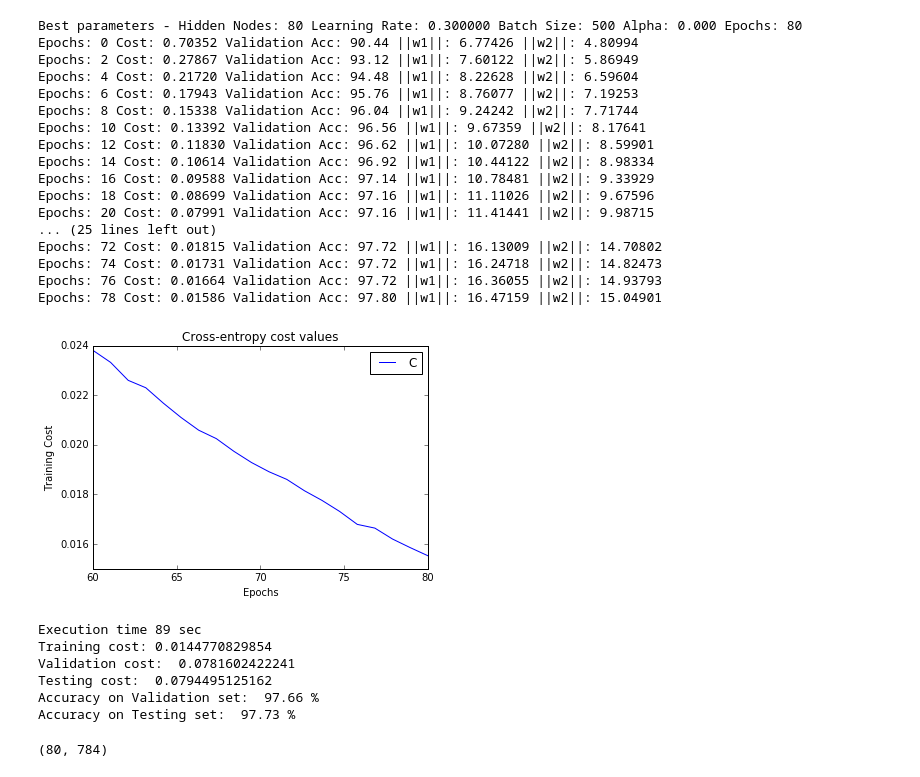
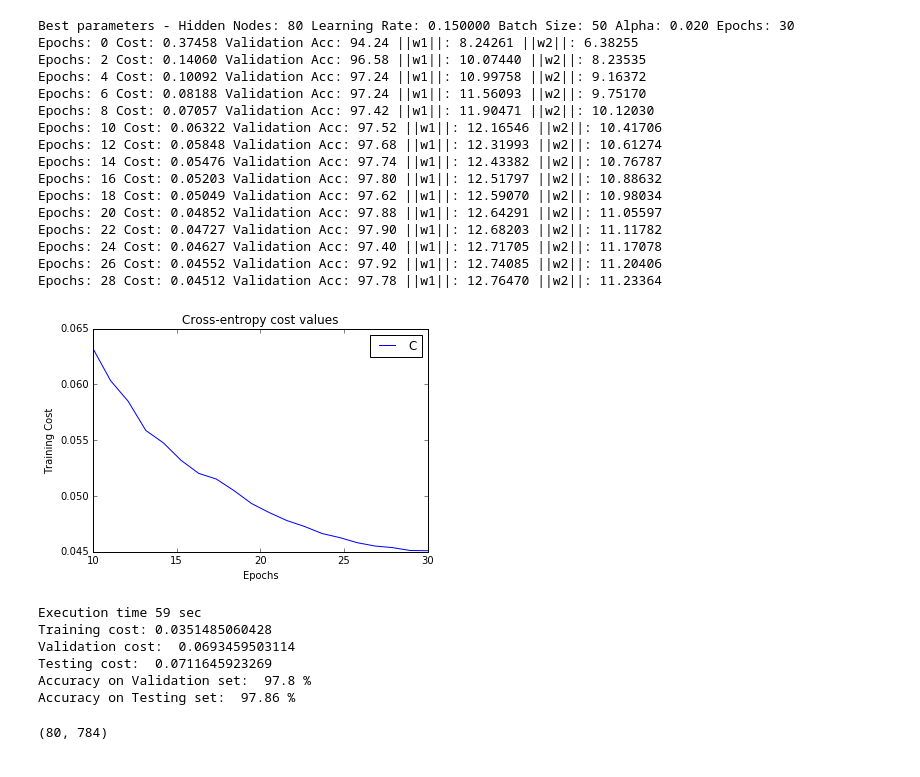
Before and after one commit to ArkAung/DNNfs, a Jupyter notebook: DNNfs.ipynb, the cells around one changed output. Drawn from its saved outputs; the diff is of its cells as text; code cells hidden in the pictures.

Commit message:
Update ipynb with new parameters

```diff
--- a/DNNfs.ipynb
+++ b/DNNfs.ipynb
@@ -220,58 +220,57 @@ if __name__ == "__main__":
     if 'trainingImages' not in globals():
         trainingImages = np.load("datasets/mnist_train_images.npy")
         trainingLabels = np.load("datasets/mnist_train_labels.npy")
         validationImages = np.load("datasets/mnist_validation_images.npy")
         validationLabels = np.load("datasets/mnist_validation_labels.npy")
         testingImages = np.load("datasets/mnist_test_images.npy")
         testingLabels = np.load("datasets/mnist_test_labels.npy")
 
     import time
 
     start = time.time()
 #     hidden_nodes, learning_rate, batch_size, ridge_term, epochs = findBestHyperparameters(trainingImages, trainingLabels,
 #                                                                                           validationImages, validationLabels)
-    hidden_nodes, learning_rate, batch_size, ridge_term, epochs = 80, 0.4, 500, 0.0, 80
+    hidden_nodes, learning_rate, batch_size, ridge_term, epochs = 80, 0.15, 50, 0.020, 30
     print ("Best parameters - Hidden Nodes: %d Learning Rate: %.6f Batch Size: %d Alpha: %.3f Epochs: %d" %
            (hidden_nodes, learning_rate, batch_size, ridge_term, epochs))
     w_1, w_2, b_1, b_2 = sgd(trainingImages, trainingLabels, validationImages, validationLabels,
                              hidden_nodes, learning_rate, batch_size, epochs, ridge_term)
 
     # from scipy.optimize import check_grad
     # checkgrad_w = np.concatenate((w_1.flatten(), b_1.flatten(), w_2.flatten(), b_2.flatten()))
     # print ("Check grad value is ", check_grad(checkgrad_cost, checkgrad_grad, checkgrad_w,
     #                                           trainingImages[1:100], trainingLabels[1:100],ridge_term))
 
     dt = int(time.time() - start)
     print("Execution time %d sec" % dt)
 
     reportCosts(w_1, w_2, b_1, b_2, trainingImages, trainingLabels, validationImages, validationLabels, testingImages, testingLabels)
     print "Accuracy on Validation set: ", report_accuracy(w_1, w_2, b_1, b_2, validationImages, validationLabels), "%"
     print "Accuracy on Testing set: ", report_accuracy(w_1, w_2, b_1, b_2, testingImages, testingLabels), "%"
 # %% [output]
-Best parameters - Hidden Nodes: 80 Learning Rate: 0.300000 Batch Size: 500 Alpha: 0.000 Epochs: 80
-Epochs: 0 Cost: 0.70352 Validation Acc: 90.44 ||w1||: 6.77426 ||w2||: 4.80994
-Epochs: 2 Cost: 0.27867 Validation Acc: 93.12 ||w1||: 7.60122 ||w2||: 5.86949
-Epochs: 4 Cost: 0.21720 Validation Acc: 94.48 ||w1||: 8.22628 ||w2||: 6.59604
-Epochs: 6 Cost: 0.17943 Validation Acc: 95.76 ||w1||: 8.76077 ||w2||: 7.19253
-Epochs: 8 Cost: 0.15338 Validation Acc: 96.04 ||w1||: 9.24242 ||w2||: 7.71744
-Epochs: 10 Cost: 0.13392 Validation Acc: 96.56 ||w1||: 9.67359 ||w2||: 8.17641
-Epochs: 12 Cost: 0.11830 Validation Acc: 96.62 ||w1||: 10.07280 ||w2||: 8.59901
-Epochs: 14 Cost: 0.10614 Validation Acc: 96.92 ||w1||: 10.44122 ||w2||: 8.98334
-Epochs: 16 Cost: 0.09588 Validation Acc: 97.14 ||w1||: 10.78481 ||w2||: 9.33929
-Epochs: 18 Cost: 0.08699 Validation Acc: 97.16 ||w1||: 11.11026 ||w2||: 9.67596
-Epochs: 20 Cost: 0.07991 Validation Acc: 97.16 ||w1||: 11.41441 ||w2||: 9.98715
-... (25 lines left out)
-Epochs: 72 Cost: 0.01815 Validation Acc: 97.72 ||w1||: 16.13009 ||w2||: 14.70802
-Epochs: 74 Cost: 0.01731 Validation Acc: 97.72 ||w1||: 16.24718 ||w2||: 14.82473
-Epochs: 76 Cost: 0.01664 Validation Acc: 97.72 ||w1||: 16.36055 ||w2||: 14.93793
-Epochs: 78 Cost: 0.01586 Validation Acc: 97.80 ||w1||: 16.47159 ||w2||: 15.04901
+Best parameters - Hidden Nodes: 80 Learning Rate: 0.150000 Batch Size: 50 Alpha: 0.020 Epochs: 30
+Epochs: 0 Cost: 0.37458 Validation Acc: 94.24 ||w1||: 8.24261 ||w2||: 6.38255
+Epochs: 2 Cost: 0.14060 Validation Acc: 96.58 ||w1||: 10.07440 ||w2||: 8.23535
+Epochs: 4 Cost: 0.10092 Validation Acc: 97.24 ||w1||: 10.99758 ||w2||: 9.16372
+Epochs: 6 Cost: 0.08188 Validation Acc: 97.24 ||w1||: 11.56093 ||w2||: 9.75170
+Epochs: 8 Cost: 0.07057 Validation Acc: 97.42 ||w1||: 11.90471 ||w2||: 10.12030
+Epochs: 10 Cost: 0.06322 Validation Acc: 97.52 ||w1||: 12.16546 ||w2||: 10.41706
+Epochs: 12 Cost: 0.05848 Validation Acc: 97.68 ||w1||: 12.31993 ||w2||: 10.61274
+Epochs: 14 Cost: 0.05476 Validation Acc: 97.74 ||w1||: 12.43382 ||w2||: 10.76787
+Epochs: 16 Cost: 0.05203 Validation Acc: 97.80 ||w1||: 12.51797 ||w2||: 10.88632
+Epochs: 18 Cost: 0.05049 Validation Acc: 97.62 ||w1||: 12.59070 ||w2||: 10.98034
+Epochs: 20 Cost: 0.04852 Validation Acc: 97.88 ||w1||: 12.64291 ||w2||: 11.05597
+Epochs: 22 Cost: 0.04727 Validation Acc: 97.90 ||w1||: 12.68203 ||w2||: 11.11782
+Epochs: 24 Cost: 0.04627 Validation Acc: 97.40 ||w1||: 12.71705 ||w2||: 11.17078
+Epochs: 26 Cost: 0.04552 Validation Acc: 97.92 ||w1||: 12.74085 ||w2||: 11.20406
+Epochs: 28 Cost: 0.04512 Validation Acc: 97.78 ||w1||: 12.76470 ||w2||: 11.23364
-[figure, old version]
+[figure, new version]
-Execution time 89 sec
-Training cost: 0.0144770829854
-Validation cost:  0.0781602422241
-Testing cost:  0.0794495125162
-Accuracy on Validation set:  97.66 %
-Accuracy on Testing set:  97.73 %
+Execution time 59 sec
+Training cost: 0.0351485060428
+Validation cost:  0.0693459503114
+Testing cost:  0.0711645923269
+Accuracy on Validation set:  97.8 %
+Accuracy on Testing set:  97.86 %
 # %%
 w_1.shape
 # %% [output]
```
